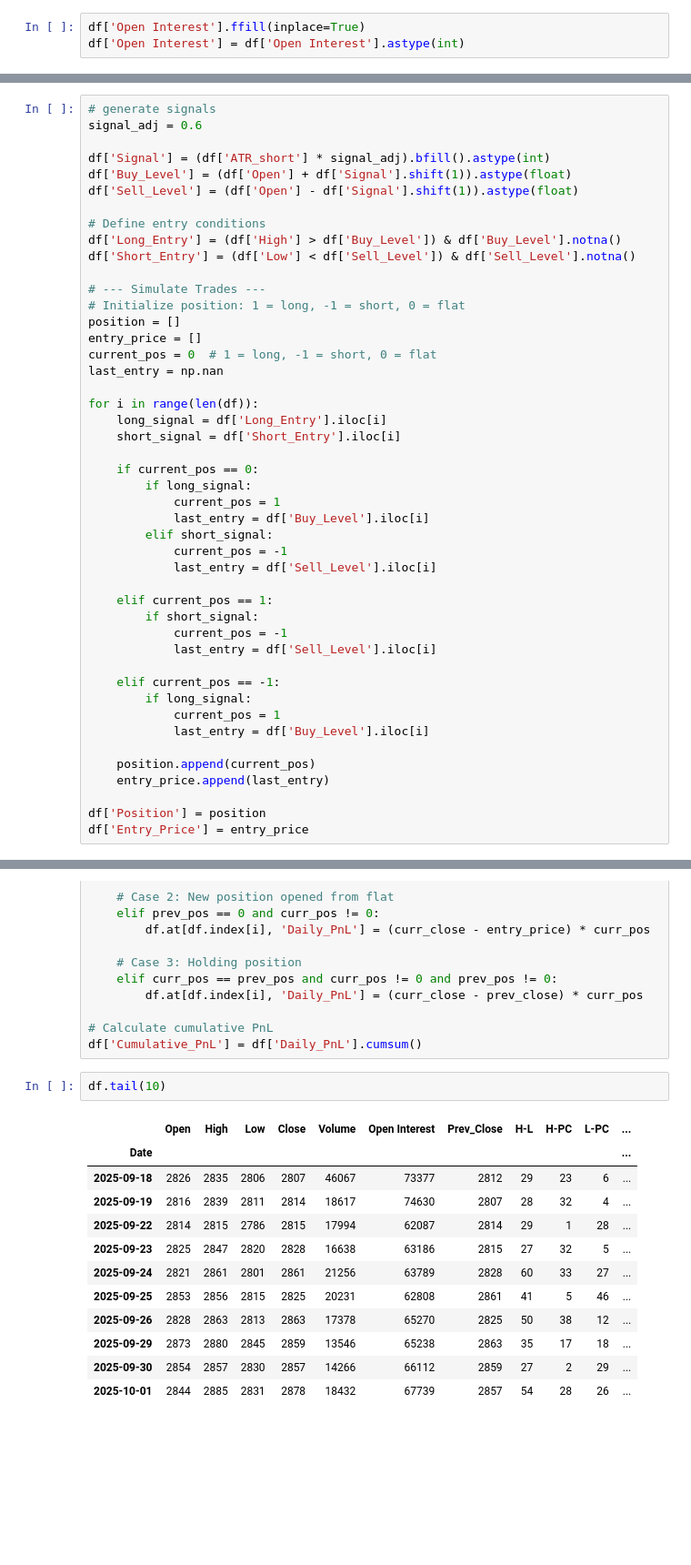
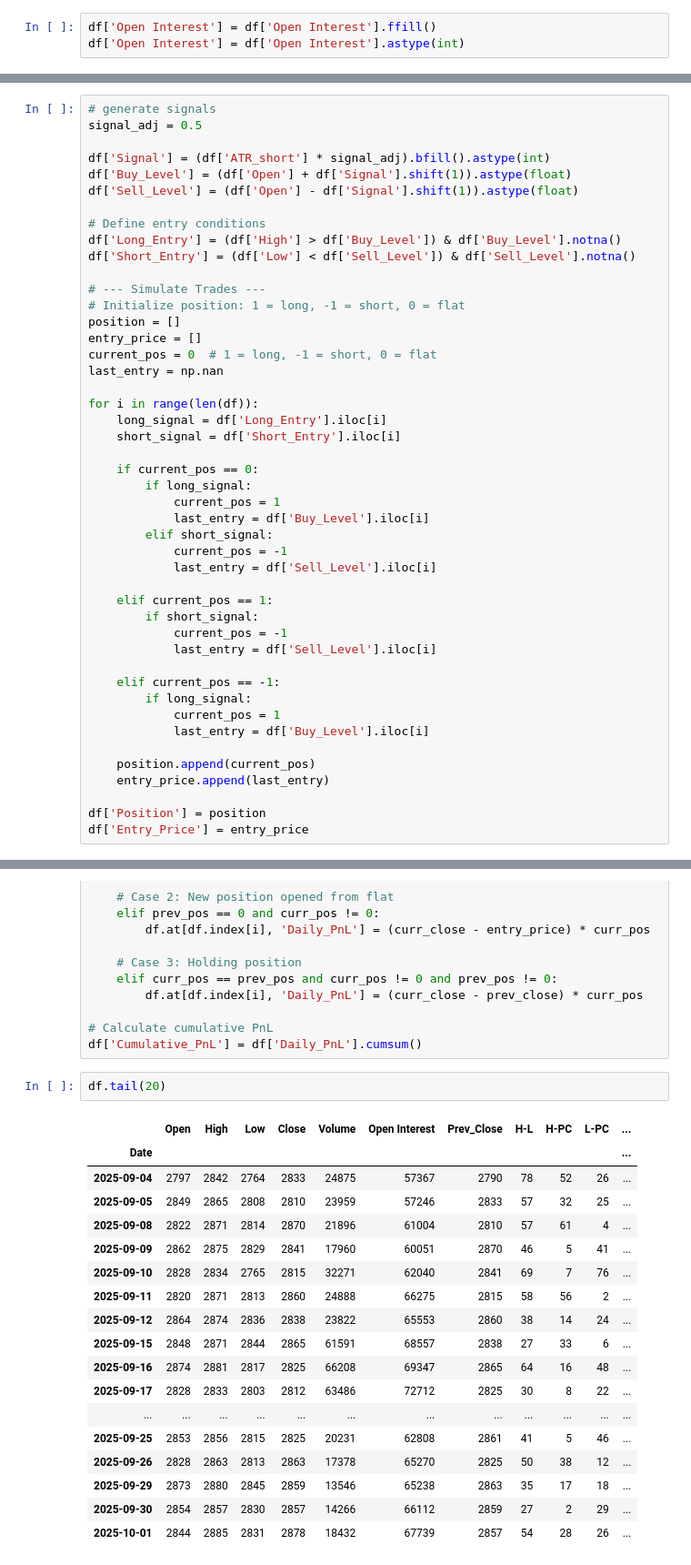
Before and after one commit to mgmytrasiewicz/trading-strategy-simulator, a Jupyter notebook: fw20.ipynb, the cells around one changed output, grey strips where cells are left out. Shown at 91% size. Saved outputs shown, nothing was run; the diff lists cells and outputs as text; blank space fills up the shorter version.

```diff
--- a/fw20.ipynb
+++ b/fw20.ipynb
@@ -78,5 +78,5 @@ Volume           0
 Open Interest    2
 dtype: int64
 # %%
-df['Open Interest'].ffill(inplace=True)
+df['Open Interest'] = df['Open Interest'].ffill()
 df['Open Interest'] = df['Open Interest'].astype(int)
@@ -161,6 +113,6 @@ memory usage: 758.2 KB
 # %%
 # generate signals
-signal_adj = 0.6
+signal_adj = 0.5
 
 df['Signal'] = (df['ATR_short'] * signal_adj).bfill().astype(int)
 df['Buy_Level'] = (df['Open'] + df['Signal'].shift(1)).astype(float)
@@ -242,15 +184,21 @@ for i in range(1, len(df)):
 # Calculate cumulative PnL
 df['Cumulative_PnL'] = df['Daily_PnL'].cumsum()
 # %%
-df.tail(10)
+df.tail(20)
 # %% [output]
 |  | Open | High | Low | Close | Volume | Open Interest | Prev_Close | H-L | H-PC | L-PC | ... |
 | Date |  |  |  |  |  |  |  |  |  |  | ... |
-| 2025-09-18 | 2826 | 2835 | 2806 | 2807 | 46067 | 73377 | 2812 | 29 | 23 | 6 | ... |
-| 2025-09-19 | 2816 | 2839 | 2811 | 2814 | 18617 | 74630 | 2807 | 28 | 32 | 4 | ... |
-| 2025-09-22 | 2814 | 2815 | 2786 | 2815 | 17994 | 62087 | 2814 | 29 | 1 | 28 | ... |
-| 2025-09-23 | 2825 | 2847 | 2820 | 2828 | 16638 | 63186 | 2815 | 27 | 32 | 5 | ... |
-| 2025-09-24 | 2821 | 2861 | 2801 | 2861 | 21256 | 63789 | 2828 | 60 | 33 | 27 | ... |
+| 2025-09-04 | 2797 | 2842 | 2764 | 2833 | 24875 | 57367 | 2790 | 78 | 52 | 26 | ... |
+| 2025-09-05 | 2849 | 2865 | 2808 | 2810 | 23959 | 57246 | 2833 | 57 | 32 | 25 | ... |
+| 2025-09-08 | 2822 | 2871 | 2814 | 2870 | 21896 | 61004 | 2810 | 57 | 61 | 4 | ... |
+| 2025-09-09 | 2862 | 2875 | 2829 | 2841 | 17960 | 60051 | 2870 | 46 | 5 | 41 | ... |
+| 2025-09-10 | 2828 | 2834 | 2765 | 2815 | 32271 | 62040 | 2841 | 69 | 7 | 76 | ... |
+| 2025-09-11 | 2820 | 2871 | 2813 | 2860 | 24888 | 66275 | 2815 | 58 | 56 | 2 | ... |
+| 2025-09-12 | 2864 | 2874 | 2836 | 2838 | 23822 | 65553 | 2860 | 38 | 14 | 24 | ... |
+| 2025-09-15 | 2848 | 2871 | 2844 | 2865 | 61591 | 68557 | 2838 | 27 | 33 | 6 | ... |
+| 2025-09-16 | 2874 | 2881 | 2817 | 2825 | 66208 | 69347 | 2865 | 64 | 16 | 48 | ... |
+| 2025-09-17 | 2828 | 2833 | 2803 | 2812 | 63486 | 72712 | 2825 | 30 | 8 | 22 | ... |
+| ... | ... | ... | ... | ... | ... | ... | ... | ... | ... | ... | ... |
 | 2025-09-25 | 2853 | 2856 | 2815 | 2825 | 20231 | 62808 | 2861 | 41 | 5 | 46 | ... |
 | 2025-09-26 | 2828 | 2863 | 2813 | 2863 | 17378 | 65270 | 2825 | 50 | 38 | 12 | ... |
 | 2025-09-29 | 2873 | 2880 | 2845 | 2859 | 13546 | 65238 | 2863 | 35 | 17 | 18 | ... |
```
Also changed, not shown: parts of 11 cells of this notebook.
